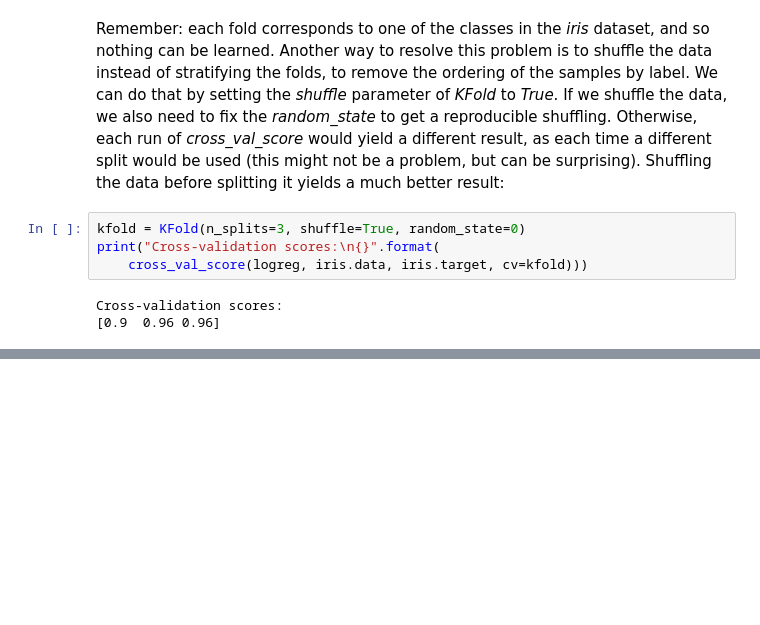
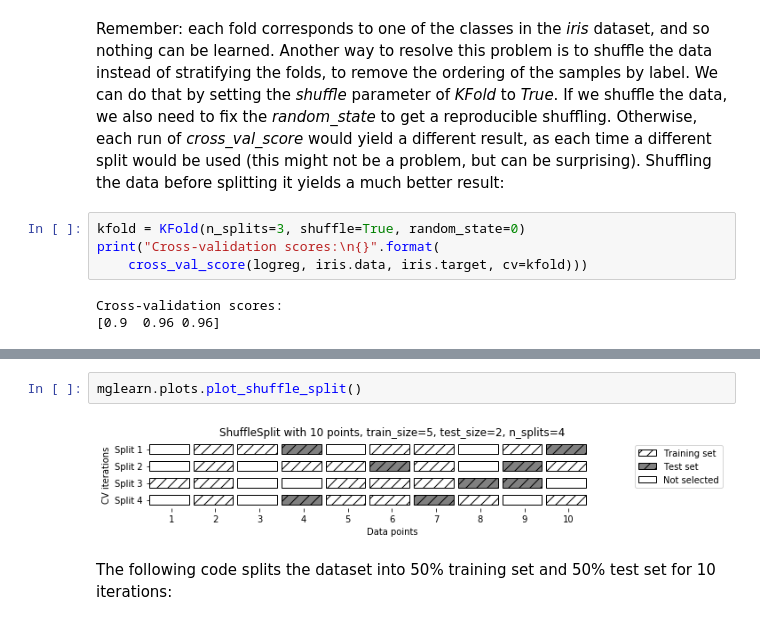
Before and after one commit to carlhinderer/python-ml-intro, a Jupyter notebook: notebooks/05_model_evaluation/a_cross_validation.ipynb, the cells around one changed output, grey strips where cells are left out. Saved outputs shown, nothing was run; the diff lists cells and outputs as text; blank space fills up the shorter version.

Commit message:
Added notes on shuffle-split cross validation.

```diff
--- a/notebooks/05_model_evaluation/a_cross_validation.ipynb
+++ b/notebooks/05_model_evaluation/a_cross_validation.ipynb
@@ -201,0 +223,6 @@ Cross-validation scores:
+# %%
+mglearn.plots.plot_shuffle_split()
+# %% [output]
+[figure, added]
+# %% [markdown]
+The following code splits the dataset into 50% training set and 50% test set for 10 iterations:
```
Also changed, not shown: parts of 9 cells of this notebook.
